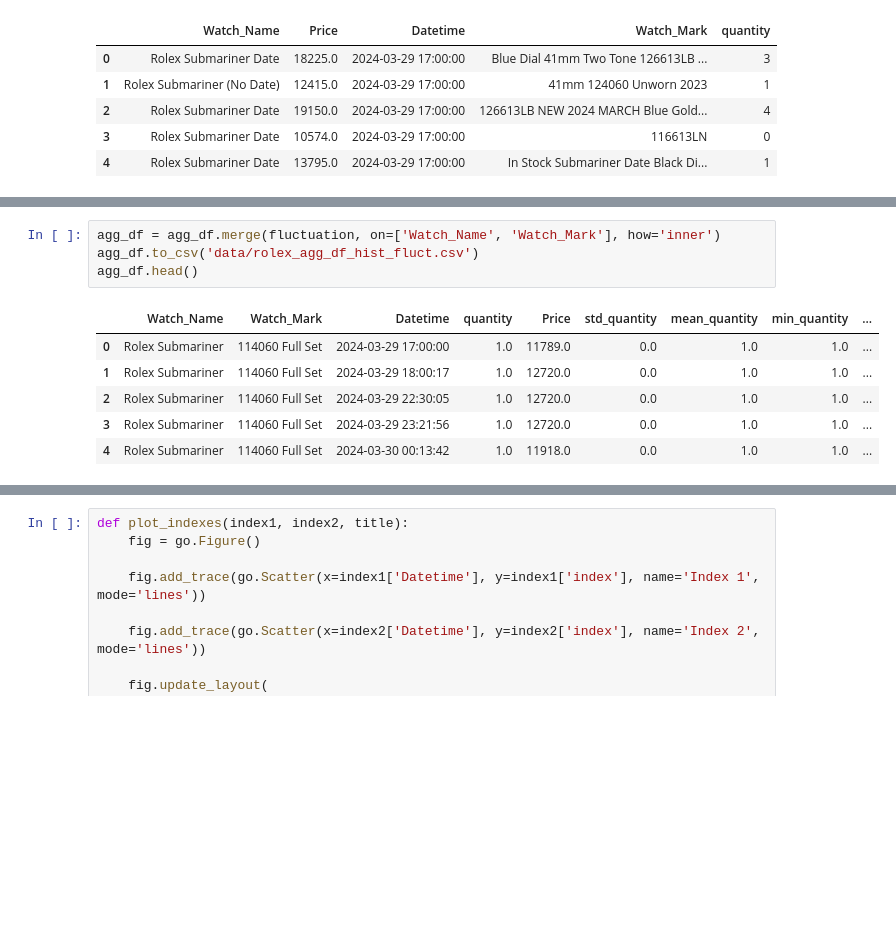
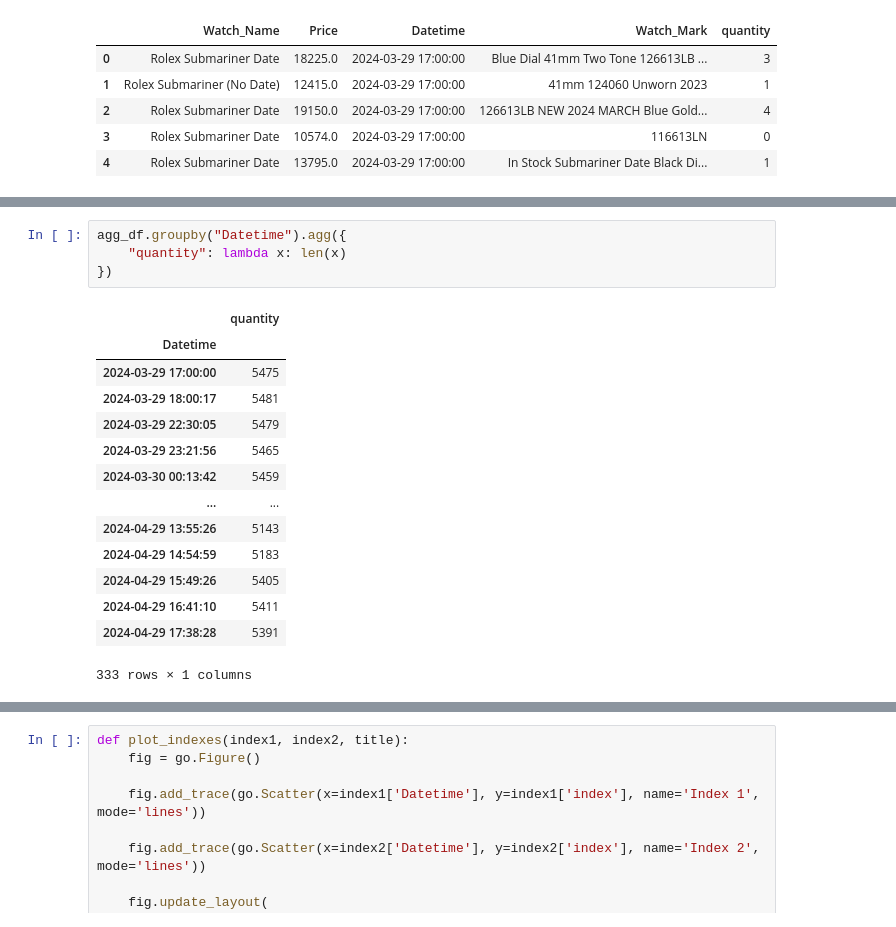
Before and after one commit to Internal3000/siwa-lite, a Jupyter notebook: rolex_data/analyst/rolex.ipynb, the cells around one changed output, grey strips where cells are left out. Saved outputs shown, nothing was run; the diff lists cells and outputs as text; blank space fills up the shorter version.

```diff
--- a/rolex_data/analyst/rolex.ipynb
+++ b/rolex_data/analyst/rolex.ipynb
@@ -206,16 +218,24 @@ fluctuation.head()
 | 3 | Rolex Submariner | 116613LB Two Tone 40mm Blue Dial ... | 0.000000 | 1.000000 | 1.0 | 1.0 | 1.0 | ... |
 | 4 | Rolex Submariner | 116613lb 2018 Card 18k Two-tone B... | 0.173785 | 1.010067 | 1.0 | 4.0 | 1.0 | ... |
 # %%
-agg_df = agg_df.merge(fluctuation, on=['Watch_Name', 'Watch_Mark'], how='inner')
-agg_df.to_csv('data/rolex_agg_df_hist_fluct.csv')
-agg_df.head()
+agg_df.groupby("Datetime").agg({
+    "quantity": lambda x: len(x)
+})
 # %% [output]
-|  | Watch_Name | Watch_Mark | Datetime | quantity | Price | std_quantity | mean_quantity | min_quantity | ... |
-| 0 | Rolex Submariner | 114060 Full Set | 2024-03-29 17:00:00 | 1.0 | 11789.0 | 0.0 | 1.0 | 1.0 | ... |
-| 1 | Rolex Submariner | 114060 Full Set | 2024-03-29 18:00:17 | 1.0 | 12720.0 | 0.0 | 1.0 | 1.0 | ... |
-| 2 | Rolex Submariner | 114060 Full Set | 2024-03-29 22:30:05 | 1.0 | 12720.0 | 0.0 | 1.0 | 1.0 | ... |
-| 3 | Rolex Submariner | 114060 Full Set | 2024-03-29 23:21:56 | 1.0 | 12720.0 | 0.0 | 1.0 | 1.0 | ... |
-| 4 | Rolex Submariner | 114060 Full Set | 2024-03-30 00:13:42 | 1.0 | 11918.0 | 0.0 | 1.0 | 1.0 | ... |
+|  | quantity |
+| Datetime |  |
+| 2024-03-29 17:00:00 | 5475 |
+| 2024-03-29 18:00:17 | 5481 |
+| 2024-03-29 22:30:05 | 5479 |
+| 2024-03-29 23:21:56 | 5465 |
+| 2024-03-30 00:13:42 | 5459 |
+| ... | ... |
+| 2024-04-29 13:55:26 | 5143 |
+| 2024-04-29 14:54:59 | 5183 |
+| 2024-04-29 15:49:26 | 5405 |
+| 2024-04-29 16:41:10 | 5411 |
+| 2024-04-29 17:38:28 | 5391 |
+333 rows × 1 columns
 # %%
 def construct_index(df):
 
```
Also changed, not shown: parts of 9 cells of this notebook.
